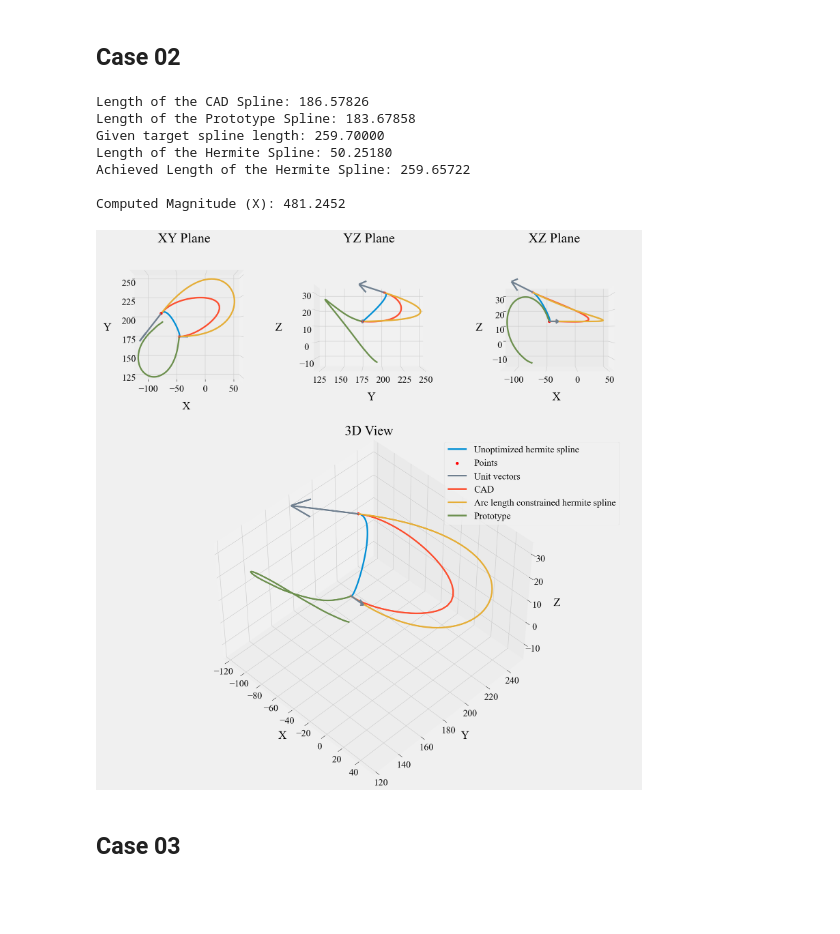
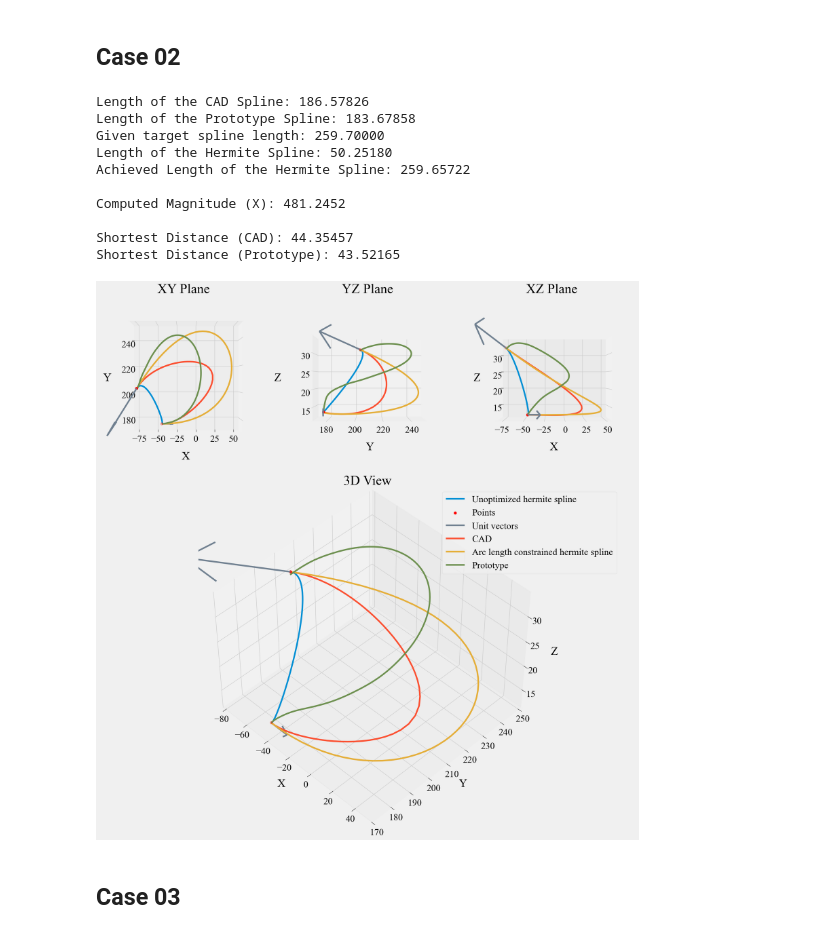
Before and after one commit to pranavduraisamy/spline-valeo, a Jupyter notebook: hermite/03-case-compare.ipynb, the cells around one changed output. Saved outputs shown, nothing was run; the diff lists cells and outputs as text; code cells hidden in the pictures; blank space fills up the shorter version.

```diff
--- a/hermite/03-case-compare.ipynb
+++ b/hermite/03-case-compare.ipynb
@@ -73,35 +78,41 @@ u1_init=u1*m1
 spl=utils.hermite(p0, p1, u0_init, u1_init,num_points=51)
 
 tgt=float(df.iloc[0,1])                  # Target spline length
 
-prt=prto-prto.iloc[0]+p0                 # Offsetting prototype spline
+prt=utils.rotate(cad,prto)               # Translate & Rotate prototype coords
 
 obj_fn=lambda x: utils.length(utils.hermite(p0,p1,x*u0,x*u1)) - tgt
 sol=optimize.root_scalar(obj_fn, bracket=[0, tgt*3], method='brentq')
 solx=sol.root
 
 u0_final=solx*u0
 u1_final=solx*u1
 spl=utils.hermite(p0,p1,u0_init,u1_init,num_points=51)
 spl_tgt=utils.hermite(p0,p1,u0_final,u1_final,num_points=51)
 
 print(f'Length of the CAD Spline: {utils.length(cad.values):.5f}')
 print(f'Length of the Prototype Spline: {utils.length(prt.values):.5f}')
 print(f'Given target spline length: {tgt:.5f}')
 print(f'Length of the Hermite Spline: {utils.length(spl.astype(float)):.5f}')
 print(f'Achieved Length of the Hermite Spline: {utils.length(spl_tgt.astype(float)):.5f}')
 print(f'\nComputed Magnitude (X): {solx:.4f}')
 
+print(f'\nShortest Distance (CAD): {utils.length(pd.concat([cad.iloc[:1], cad.iloc[-1:]]).values):.5f}')
+print(f'Shortest Distance (Prototype): {utils.length(pd.concat([prt.iloc[:1], prt.iloc[-1:]]).values):.5f}')
+
 utils.plotter(spl,p0,p1,u0_init,u1_init,cad=cad.values,tgt=spl_tgt,prt=prt.values,pos=1.25)
 # %% [output]
 Length of the CAD Spline: 186.57826
 Length of the Prototype Spline: 183.67858
 Given target spline length: 259.70000
 Length of the Hermite Spline: 50.25180
 Achieved Length of the Hermite Spline: 259.65722
 
 Computed Magnitude (X): 481.2452
+
+Shortest Distance (CAD): 44.35457
+Shortest Distance (Prototype): 43.52165
-[figure, old version]
+[figure, new version]
 # %% [markdown]
 ## Case 03
 # %%
```
Also changed, not shown: parts of 3 cells of this notebook, 3 other files.
